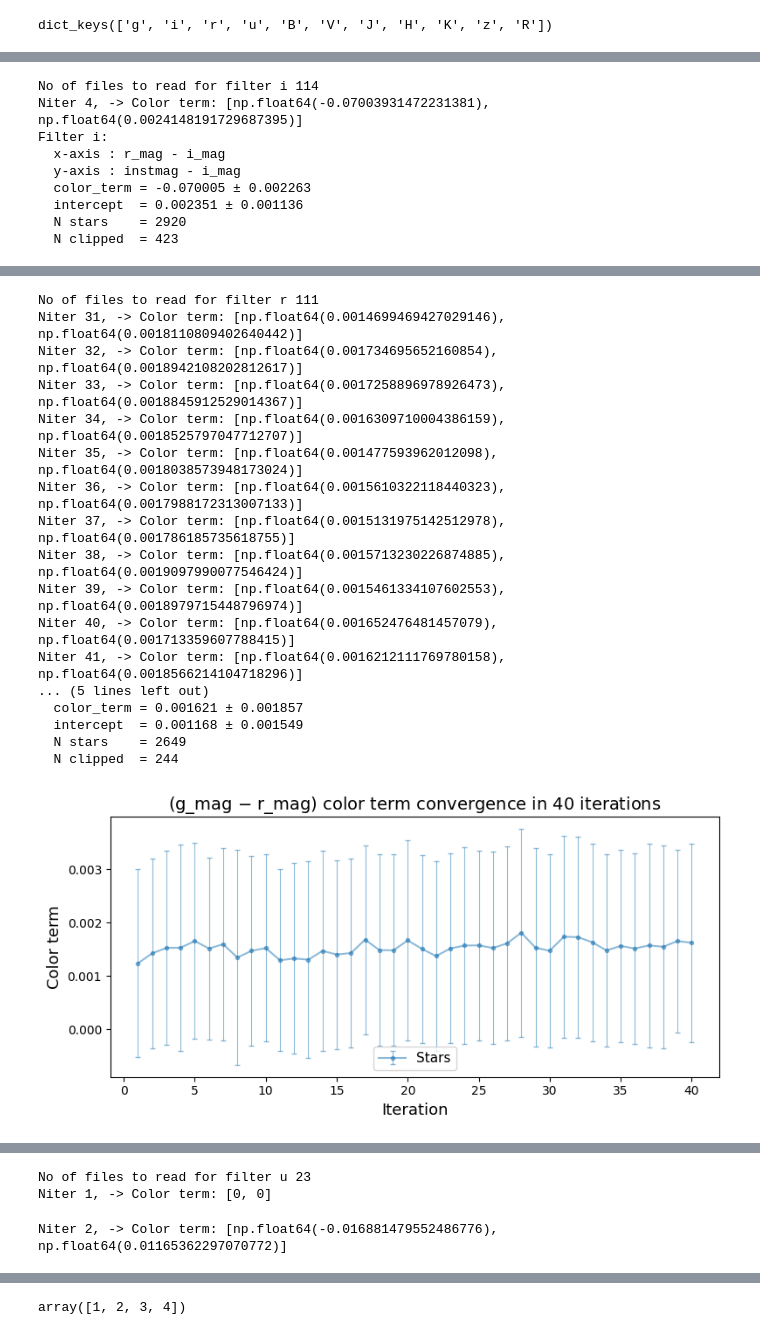
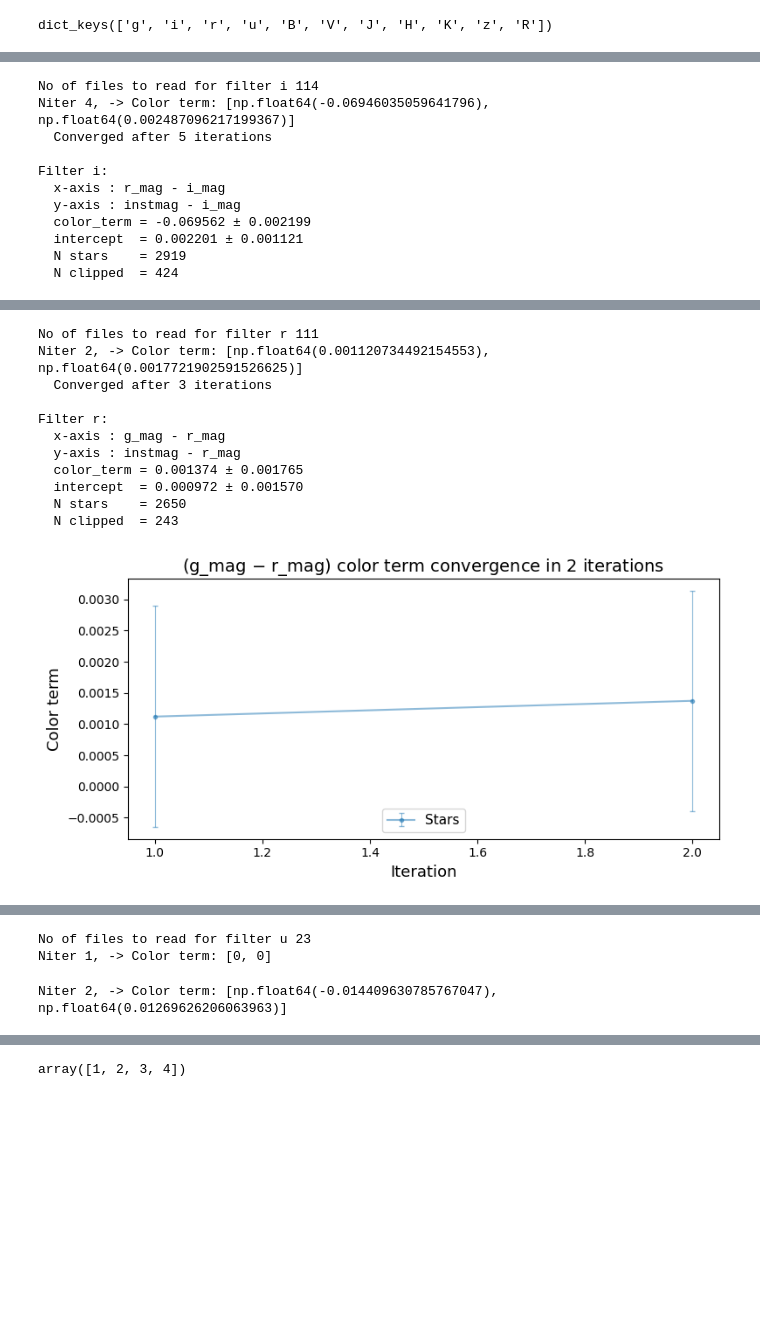
Before and after one commit to SubhashBose/flows_colorterm, a Jupyter notebook: colorterm.ipynb, the cells around one changed output, grey strips where cells are left out. Drawn from its saved outputs; the diff is of its cells as text; code cells hidden in the pictures; blank space fills up the shorter version.

```diff
--- a/colorterm.ipynb
+++ b/colorterm.ipynb
@@ -427,12 +268,12 @@ for filt in list(filter_groups.keys()):
     nlBuf=''
     while True:
         if len(color_term) > 30:
-            print(f"Niter {len(color_term)}, -> Color term: {color_term[-1]}")
+            print(f"Niter {len(color_term)}, -> Color term: {color_term[-1]}                         ")
             if len(color_term) > 40:
                 print("Warning!! Didn't converge")
                 break
         else:
-            print(f"Niter {len(color_term)}, -> Color term: {color_term[-1]}                                      ",end='\r')
+            print(f"Niter {len(color_term)}, -> Color term: {color_term[-1]}                         ",end='\r')
         CP_all_color=copy.deepcopy(all_color)
         CP_all_Dmag=copy.deepcopy(all_Dmag)
         CP_all_Dmag_err=copy.deepcopy(all_Dmag_err)
@@ -488,9 +329,10 @@ for filt in list(filter_groups.keys()):
             fit_mask[fit_mask] = fit_mask[fit_mask] & ~sigclip(tmp).mask
         Xf, Yf, Yef = Xf[fit_mask], Yf[fit_mask], Yef[fit_mask]
 
-        if np.abs(color_term[-1][0] -slope) < np.abs(slope)/1000:  # This is 4 dec sig. fig. point accurate?
-        #if np.abs(color_term[-1][0] -slope) < 0.0005:  # This is 3 decimal point accurate?
+        #if np.abs(color_term[-1][0] -slope) < np.abs(slope)/1000:  # This is 4 dec sig. fig. point accurate?
+        if np.abs(color_term[-1][0] -slope) < 0.0005:  # This is 3 decimal point accurate?
             color_term.append([slope,slope_error])
+            print(f"\n  Converged after {len(color_term)-1} iterations")
             break
         color_term.append([slope,slope_error])
 
@@ -570,9 +414,11 @@ Filter g:
 No of files to read for filter i 114
-Niter 4, -> Color term: [np.float64(-0.07003931472231381), np.float64(0.0024148191729687395)]
+Niter 4, -> Color term: [np.float64(-0.06946035059641796), np.float64(0.002487096217199367)]
+  Converged after 5 iterations
+
 Filter i:
   x-axis : r_mag - i_mag
   y-axis : instmag - i_mag
-  color_term = -0.070005 ± 0.002263
-  intercept  = 0.002351 ± 0.001136
-  N stars    = 2920
-  N clipped  = 423
+  color_term = -0.069562 ± 0.002199
+  intercept  = 0.002201 ± 0.001121
+  N stars    = 2919
+  N clipped  = 424
@@ -580,23 +426,17 @@ Filter i:
 [figure]
 No of files to read for filter r 111
-Niter 31, -> Color term: [np.float64(0.0014699469427029146), np.float64(0.0018110809402640442)]
-Niter 32, -> Color term: [np.float64(0.001734695652160854), np.float64(0.0018942108202812617)]
-Niter 33, -> Color term: [np.float64(0.0017258896978926473), np.float64(0.0018845912529014367)]
-Niter 34, -> Color term: [np.float64(0.0016309710004386159), np.float64(0.0018525797047712707)]
-Niter 35, -> Color term: [np.float64(0.001477593962012098), np.float64(0.0018038573948173024)]
-Niter 36, -> Color term: [np.float64(0.0015610322118440323), np.float64(0.0017988172313007133)]
-Niter 37, -> Color term: [np.float64(0.0015131975142512978), np.float64(0.001786185735618755)]
-Niter 38, -> Color term: [np.float64(0.0015713230226874885), np.float64(0.0019097990077546424)]
-Niter 39, -> Color term: [np.float64(0.0015461334107602553), np.float64(0.0018979715448796974)]
-Niter 40, -> Color term: [np.float64(0.001652476481457079), np.float64(0.001713359607788415)]
-Niter 41, -> Color term: [np.float64(0.0016212111769780158), np.float64(0.0018566214104718296)]
-... (5 lines left out)
-  color_term = 0.001621 ± 0.001857
-  intercept  = 0.001168 ± 0.001549
-  N stars    = 2649
-  N clipped  = 244
+Niter 2, -> Color term: [np.float64(0.001120734492154553), np.float64(0.0017721902591526625)]
+  Converged after 3 iterations
+
+Filter r:
+  x-axis : g_mag - r_mag
+  y-axis : instmag - r_mag
+  color_term = 0.001374 ± 0.001765
+  intercept  = 0.000972 ± 0.001570
+  N stars    = 2650
+  N clipped  = 243
-[figure, old version]
+[figure, new version]
 [figure]
 No of files to read for filter u 23
 Niter 1, -> Color term: [0, 0]
-Niter 2, -> Color term: [np.float64(-0.016881479552486776), np.float64(0.01165362297070772)]
+Niter 2, -> Color term: [np.float64(-0.014409630785767047), np.float64(0.01269626206063963)]
```
Also changed, not shown: parts of 2 cells of this notebook.
